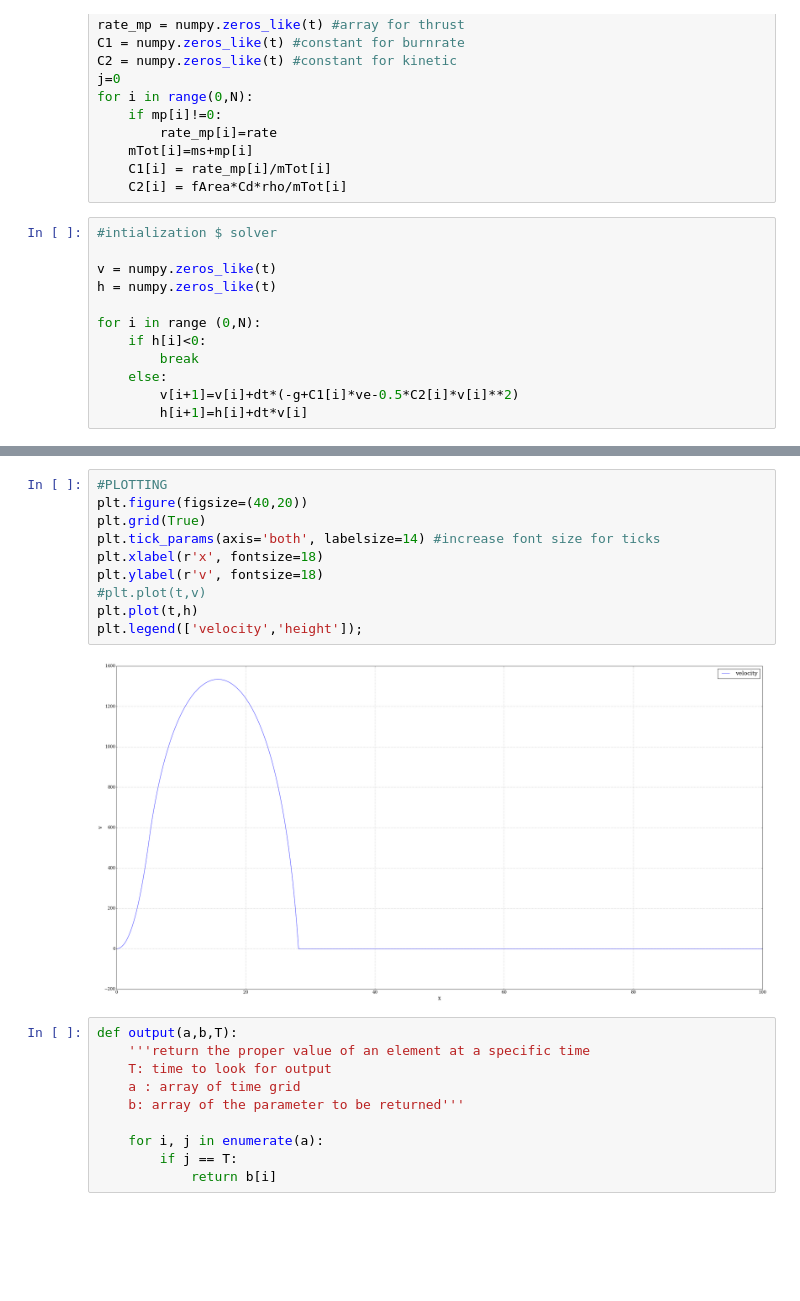
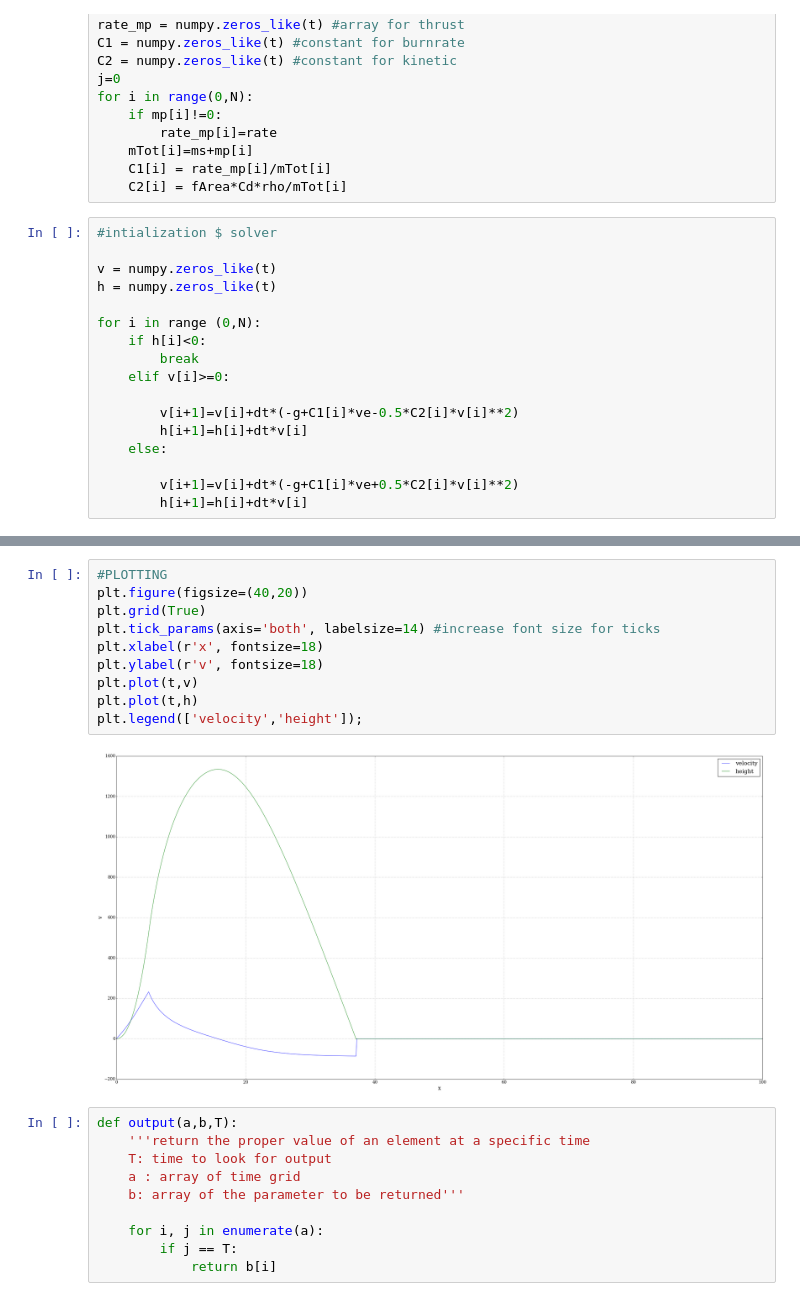
Before and after one commit to mcavallerin/note_book_lavoro, a Jupyter notebook: Codici_vari/Rocket.ipynb, the cells around one changed output, grey strips where cells are left out. Drawn from its saved outputs; the diff is of its cells as text; blank space fills up the shorter version.

```diff
--- a/Codici_vari/Rocket.ipynb
+++ b/Codici_vari/Rocket.ipynb
@@ -66,9 +66,14 @@ h = numpy.zeros_like(t)
 for i in range (0,N):
     if h[i]<0:
         break
-    else:
+    elif v[i]>=0:
+
         v[i+1]=v[i]+dt*(-g+C1[i]*ve-0.5*C2[i]*v[i]**2)
         h[i+1]=h[i]+dt*v[i]
+    else:
+
+        v[i+1]=v[i]+dt*(-g+C1[i]*ve+0.5*C2[i]*v[i]**2)
+        h[i+1]=h[i]+dt*v[i]
 # %%
 #RESULTS
 maxV=numpy.amax(v)
@@ -93,15 +103,15 @@ for i,j in enumerate(h):
 # %%
 #PLOTTING
 plt.figure(figsize=(40,20))
 plt.grid(True)
 plt.tick_params(axis='both', labelsize=14) #increase font size for ticks
 plt.xlabel(r'x', fontsize=18)
 plt.ylabel(r'v', fontsize=18)
-#plt.plot(t,v)
+plt.plot(t,v)
 plt.plot(t,h)
 plt.legend(['velocity','height']);
 # %% [output]
-[figure, old version]
+[figure, new version]
 # %%
 def output(a,b,T):
     '''return the proper value of an element at a specific time
```
Also changed, not shown: parts of 1 cell of this notebook.
